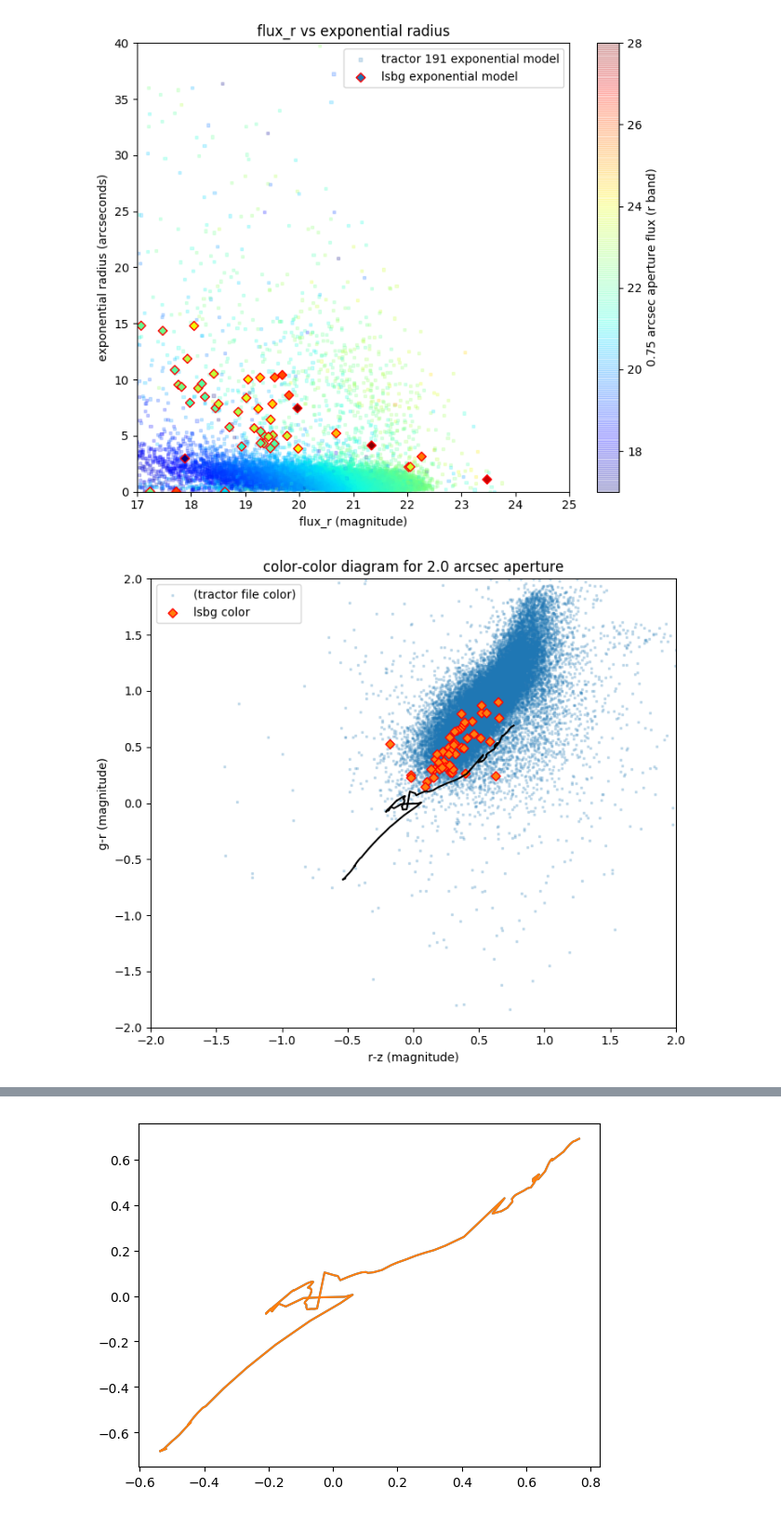
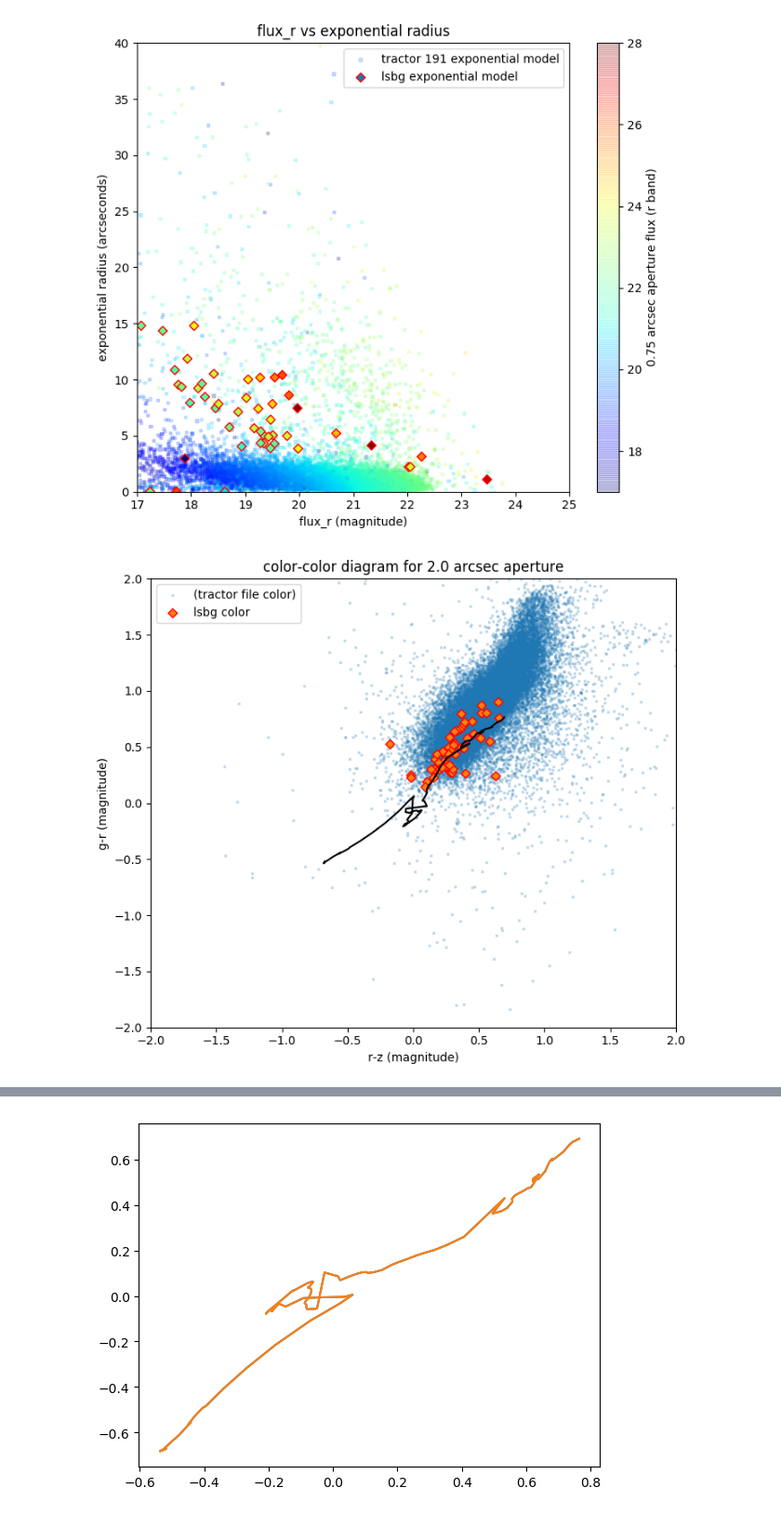
Before and after one commit to tlmakinen/ultra-diffuse-galaxy-JP, a Jupyter notebook: legacy-file-assembly.ipynb, the cells around one changed output, grey strips where cells are left out. Shown at 93% size. Saved outputs shown, nothing was run; the diff lists cells and outputs as text; code cells hidden in the pictures.

Commit message:
fixed trajectory plot

```diff
--- a/legacy-file-assembly.ipynb
+++ b/legacy-file-assembly.ipynb
@@ -277,10 +260,7 @@ ap_g = (22.5-np.log10(t["apflux_2.0_g"]))
 ap_r = (22.5-np.log10(t["apflux_2.0_r"]))
 ap_z = (22.5-np.log10(t["apflux_2.0_z"]))
 
-mask = magg < 23.
 
-
-t = t[mask]
 
 ap_gr = ap_g-ap_r
 ap_rz = ap_r-ap_z
@@ -289,12 +269,12 @@ m_gr = magg-magr
 m_rz = magr-magz
 
 
-ifoo = (m_rz < -2) & (m_gr > 2) & (magg < 23.0)
+ifoo = (m_rz > 0.5) & (m_gr > 1.5)
 
 ra = t["ra"]
 dec = t["dec"]
 
-print(ra[ifoo],dec[ifoo],magg[ifoo],magr[ifoo])
+print(ra[ifoo],dec[ifoo],magg[ifoo],magr[ifoo],t['objid'][ifoo])
 
 #print(magg[0:9]-magr[0:9],ap_g[0:9]-ap_r[0:9])
 # %% [output]
@@ -470,32 +417,32 @@ lsgb_rz = lsbg_apflux_r - lsbg_apflux_z
 
 mag_gr = mag_g - mag_r
 mag_rz = mag_r - mag_z
 
 
 # make scatterplots
 sctrac = ax1.scatter(mag_rz, mag_gr, s=1, marker = "s", alpha=0.2, label = '(tractor file color)')
 #sctrac = ax1.scatter(ap_rz, ap_gr, s=1, marker = "s", alpha=0.2, label = '(tractor file color)')
 
 
 sc = ax1.scatter(lsgb_rz, lsgb_gr, s=30, marker='D', alpha=1, edgecolors='r', label='lsbg color')
 
 # add johnny's function
 fn = 'bc2003_lr_BaSeL_m52_chab_ssp.1ABmag'
 age, u, g, r, i, z = np.loadtxt(fn, unpack=True, usecols=(0,1,2,3,4,5))
 # Then, you can plot the track like this:
-plt.plot(g-r, r-z, color='k')
+plt.plot(r-z, g-r, color='k')
 
 
 
 plt.xlim((-2, 2))
 plt.ylim((-2, 2))
 plt.title('color-color diagram for 2.0 arcsec aperture')
 plt.xlabel('r-z (magnitude)')
 plt.ylabel('g-r (magnitude)')
 
 plt.legend(loc='best')
 plt.tight_layout()
 
 plt.show()
 # %% [output]
-[figure, old version]
+[figure, new version]
```
Also changed, not shown: parts of 8 cells of this notebook.
